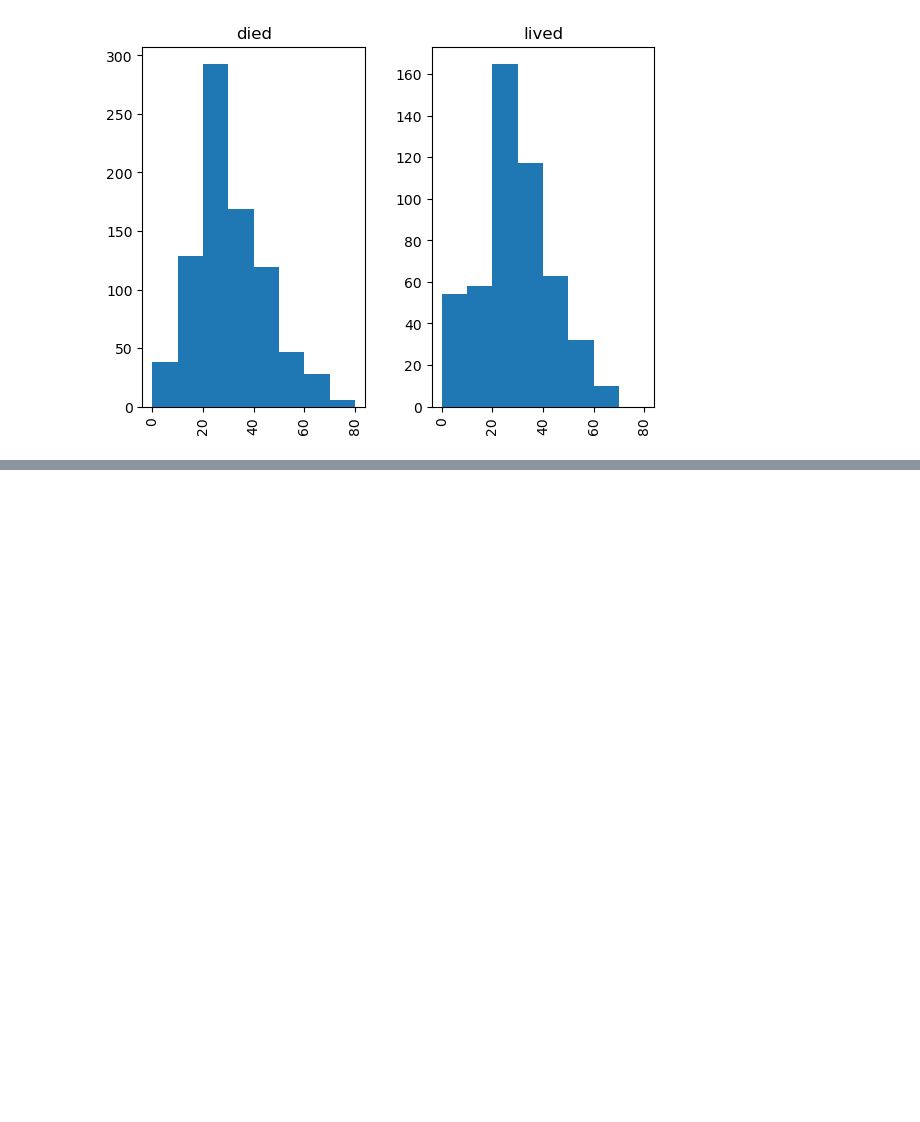
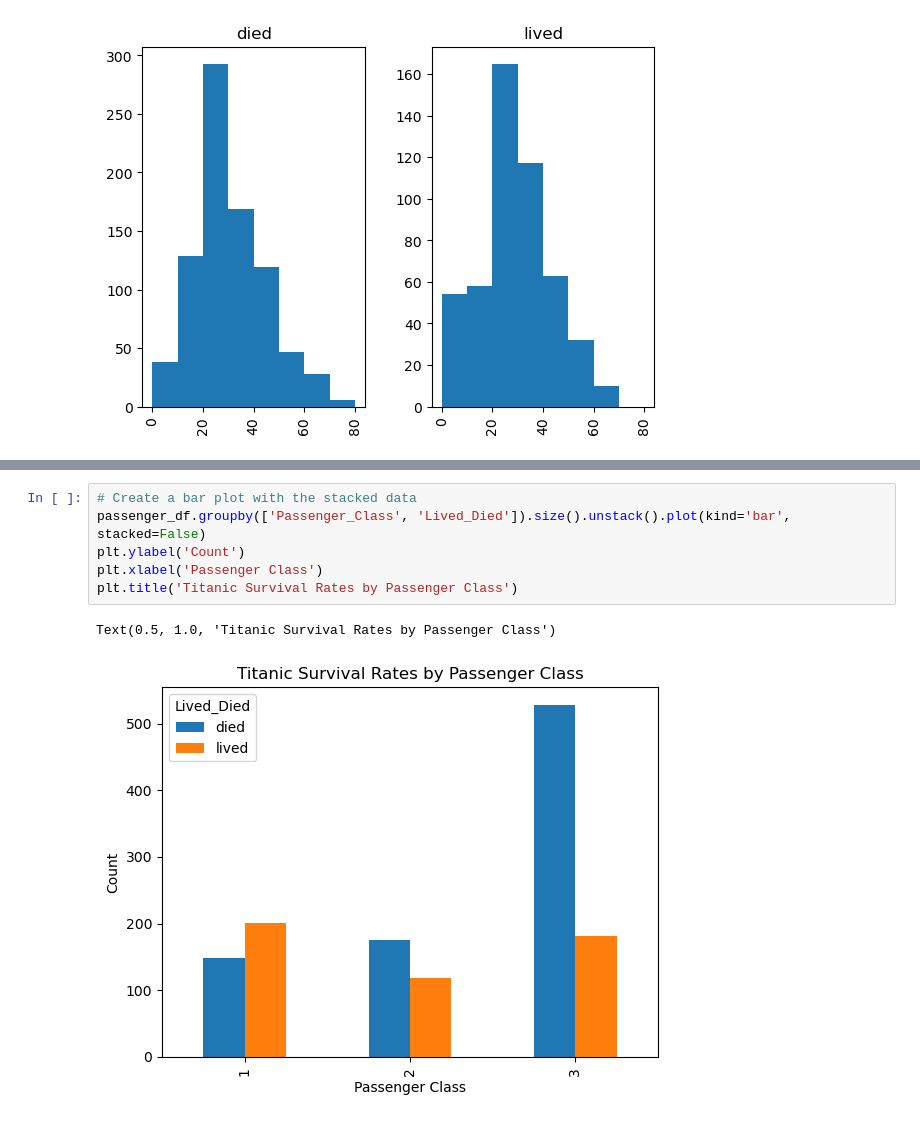
Before and after one commit to CS4580/my-notes-TysonWeber, a Jupyter notebook: module6/titantic_passenger_analysis.ipynb, the cells around one changed output, grey strips where cells are left out. Cells and saved outputs as stored; diff of their text form; blank space fills up the shorter version.

```diff
--- a/module6/titantic_passenger_analysis.ipynb
+++ b/module6/titantic_passenger_analysis.ipynb
@@ -128,0 +187,9 @@ Categories (8, interval[int64, right]): [(0, 10] < (10, 20] < (20, 30] < (30, 40
+# %%
+# Create a bar plot with the stacked data
+passenger_df.groupby(['Passenger_Class', 'Lived_Died']).size().unstack().plot(kind='bar', stacked=False)
+plt.ylabel('Count')
+plt.xlabel('Passenger Class')
+plt.title('Titanic Survival Rates by Passenger Class')
+# %% [output]
+Text(0.5, 1.0, 'Titanic Survival Rates by Passenger Class')
+[figure, added]
```
Also changed, not shown: parts of 20 cells of this notebook, 3 other files.
